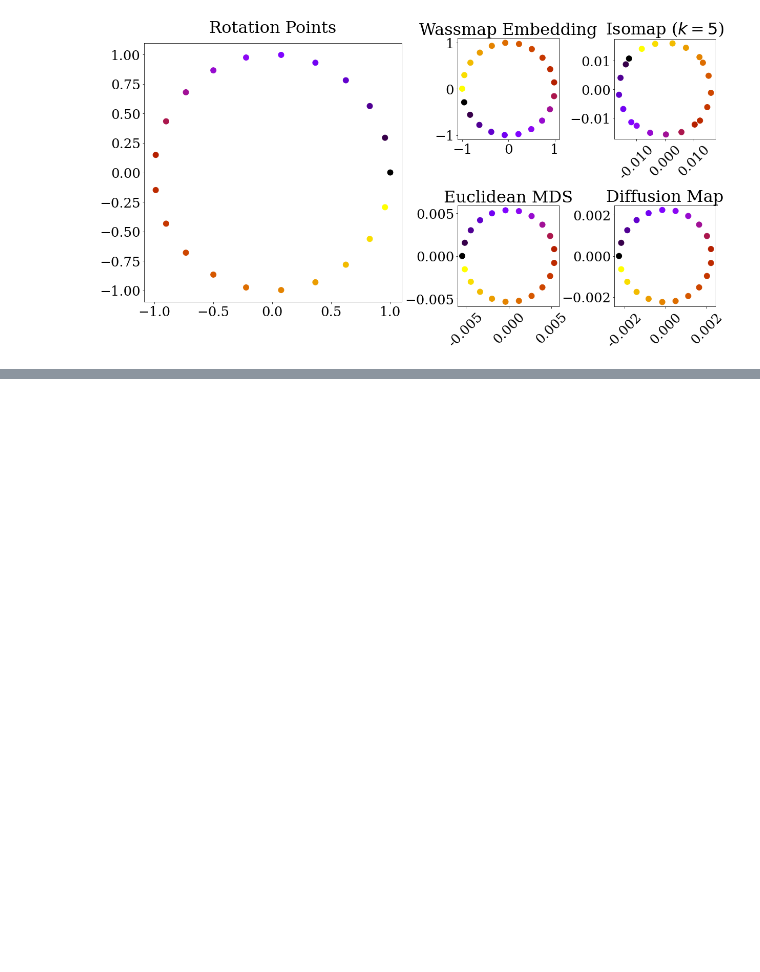
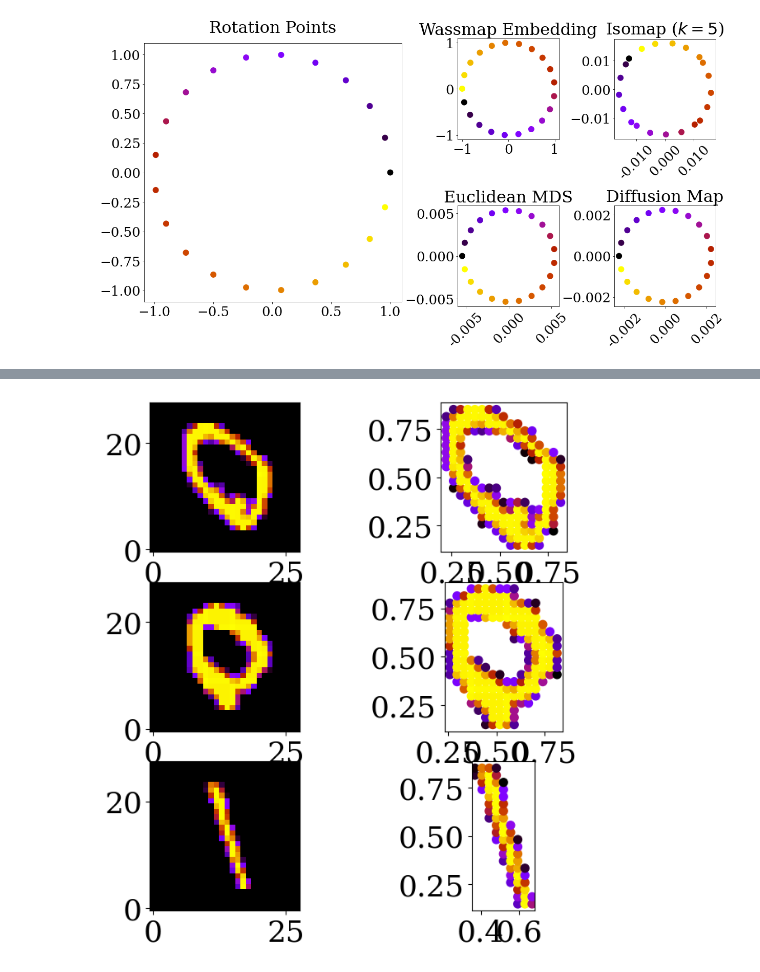
Before and after one commit to Wassmap/wassmap, a Jupyter notebook: example/SIMODS/MainFigures.ipynb, the cells around one changed output, grey strips where cells are left out. Drawn from its saved outputs; the diff is of its cells as text; code cells hidden in the pictures; blank space fills up the shorter version.

```diff
--- a/example/SIMODS/MainFigures.ipynb
+++ b/example/SIMODS/MainFigures.ipynb
@@ -717,0 +607,43 @@ Computed Wasserstein distance matrix (N = 25) in 171.4858 seconds
+# %%
+# Load MNIST digits
+from keras.datasets import mnist
+(train_X,train_y), (test_X,test_y) = mnist.load_data()
+
+# Break out individual digit classes
+digits = ['zero','one','two','three','four','five','six','seven','eight','nine']
+Xtrain = dict.fromkeys(digits)
+Xtest  = dict.fromkeys(digits)
+i=0
+for digit in digits:
+    Xtrain[digit] = train_X[train_y==i]
+    Xtest[digit]  = test_X[test_y==i]
+    i = i+1
+
+# Create pointclouds
+nxg = 28
+x = np.linspace(0,1,nxg)
+xx,yy = np.meshgrid(x,x,indexing='ij')
+grid = np.stack((xx,yy))
+
+Xtrain_pointcloud = dict.fromkeys(digits)
+Xtest_pointcloud  = dict.fromkeys(digits)
+for digit in digits:
+    Xtrain_pointcloud[digit] = list()
+    Xtest_pointcloud[digit]  = list()
+    for i in range(Xtrain[digit].shape[0]):
+        Xtrain_pointcloud[digit].append(wm.vox_to_pointcloud(Xtrain[digit][i,:,:],grid))
+    for i in range(Xtest[digit].shape[0]):
+        Xtest_pointcloud[digit].append(wm.vox_to_pointcloud(Xtest[digit][i,:,:],grid))
+
+fig,ax = plt.subplots(3,2)
+ax[0,0].imshow(Xtrain['zero'][0,:,:],origin='lower')
+ax[0,1].scatter(Xtrain_pointcloud['zero'][0][:,0],Xtrain_pointcloud['zero'][0][:,1],s=50,c=Xtrain_pointcloud['zero'][0][:,2])
+ax[0,1].set_aspect(1)
+ax[1,0].imshow(Xtest['zero'][0,:,:],origin='lower')
+ax[1,1].scatter(Xtest_pointcloud['zero'][0][:,0],Xtest_pointcloud['zero'][0][:,1],s=50,c=Xtest_pointcloud['zero'][0][:,2])
+ax[1,1].set_aspect(1)
+ax[2,0].imshow(Xtest['one'][0,:,:],origin='lower')
+ax[2,1].scatter(Xtest_pointcloud['one'][0][:,0],Xtest_pointcloud['one'][0][:,1],s=50,c=Xtest_pointcloud['one'][0][:,2])
+ax[2,1].set_aspect(1)
+# %% [output]
+[figure, added]
```
Also changed, not shown: parts of 13 cells of this notebook, 1 other file.
